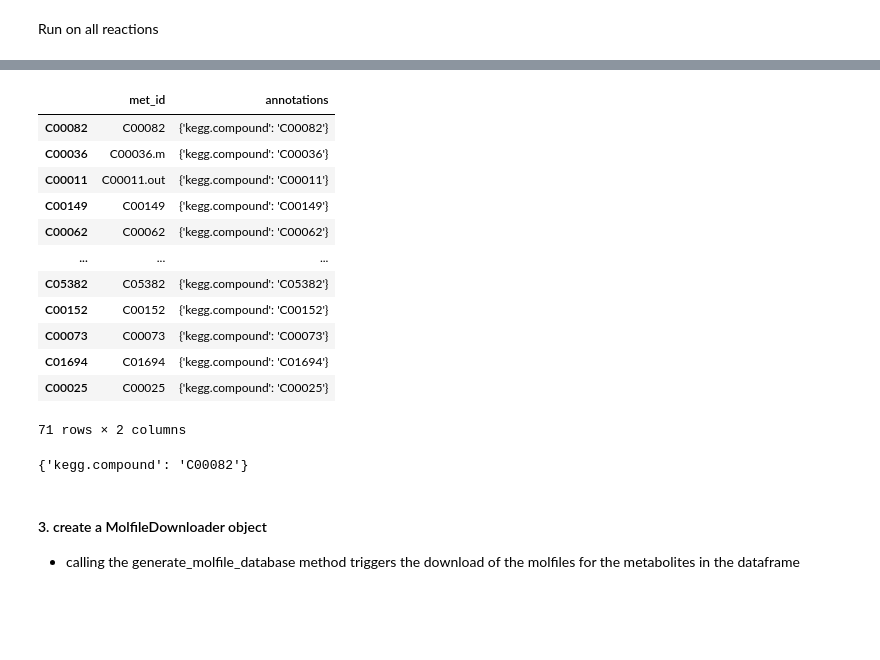
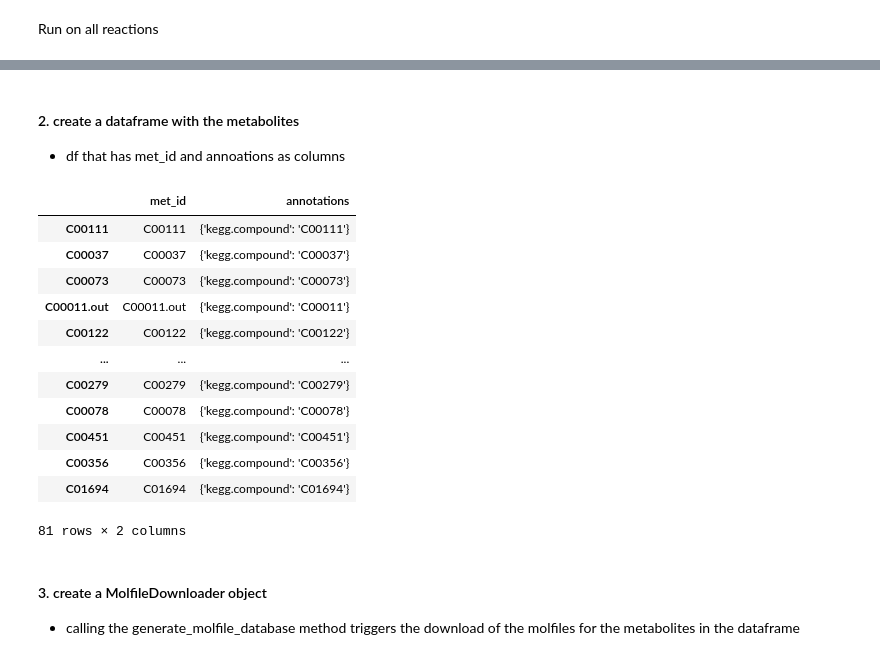
Before and after one commit to biosustain/incawrapper, a Jupyter notebook: docs/examples/atom_mapping_validation.ipynb, the cells around one changed output, grey strips where cells are left out. Cells and saved outputs as stored; diff of their text form; code cells hidden in the pictures; blank space fills up the shorter version.

```diff
--- a/docs/examples/atom_mapping_validation.ipynb
+++ b/docs/examples/atom_mapping_validation.ipynb
@@ -41,22 +19,2 @@ Academic license - for non-commercial use only - expires 2024-03-05
 - df that has rxn_id and annotations as columns
 - the information is taken from the model
-# %%
-# Examples
-reaction_data_temp = {}
-for cnt, r in enumerate(model.reactions):
-    reaction_data_dict = {
-        "rxn_id": r.id,
-        "equation": r.build_reaction_string(),
-        "reactants_stoichiometry": [
-            r.get_coefficient(react.id) for react in r.reactants
-        ],
-        "reactants_ids": [react.id for react in r.reactants],
-        "products_stoichiometry": [
-            r.get_coefficient(prod.id) for prod in r.products
-        ],
-        "products_ids": [prod.id for prod in r.products],
-    }
-    reaction_data_temp[cnt] = reaction_data_dict
-
-rxn_data = pd.DataFrame.from_dict(reaction_data_temp, orient='index')
-rxn_data.head()
@@ -214,46 +165,45 @@ rxn_data.head(10)
 | 7 | 7 | C00022.m -> C00022.mnt | [-1.0] | [C00022.m] | [1.0] | [C00022.mnt] |
 | 8 | 8 | C00022.mnt -> C00022.fix | [-1.0] | [C00022.mnt] | [1.0] | [C00022.fix] |
 | 9 | 9 | C00092 <-> C05345 | [-1.0] | [C00092] | [1.0] | [C05345] |
+# %% [markdown]
+#### 2. create a dataframe with the metabolites
+- df that has met_id and annoations as columns
 # %%
 metabolites = []
 for i, row in rxn_data.iterrows():
     metabolites.extend(row["reactants_ids"])
     metabolites.extend(row["products_ids"])
 metabolites = list(set(metabolites))
 metabolites
 
 met_df = {}
 for met in metabolites:
     if met.startswith("C"):
         if "." in met:
             temp_met = met.split(".")[0]
         else:
             temp_met = met
-        met_df[temp_met] = {
+        met_df[met] = {
             "met_id": met,
             "annotations": {"kegg.compound": temp_met},
         }
 
 met_df = pd.DataFrame.from_dict(met_df, orient='index')
 met_df
 # %% [output]
 |  | met_id | annotations |
-| C00082 | C00082 | {'kegg.compound': 'C00082'} |
-| C00036 | C00036.m | {'kegg.compound': 'C00036'} |
-| C00011 | C00011.out | {'kegg.compound': 'C00011'} |
-| C00149 | C00149 | {'kegg.compound': 'C00149'} |
-| C00062 | C00062 | {'kegg.compound': 'C00062'} |
+| C00111 | C00111 | {'kegg.compound': 'C00111'} |
+| C00037 | C00037 | {'kegg.compound': 'C00037'} |
+| C00073 | C00073 | {'kegg.compound': 'C00073'} |
+| C00011.out | C00011.out | {'kegg.compound': 'C00011'} |
+| C00122 | C00122 | {'kegg.compound': 'C00122'} |
 | ... | ... | ... |
-| C05382 | C05382 | {'kegg.compound': 'C05382'} |
-| C00152 | C00152 | {'kegg.compound': 'C00152'} |
-| C00073 | C00073 | {'kegg.compound': 'C00073'} |
+| C00279 | C00279 | {'kegg.compound': 'C00279'} |
+| C00078 | C00078 | {'kegg.compound': 'C00078'} |
+| C00451 | C00451 | {'kegg.compound': 'C00451'} |
+| C00356 | C00356 | {'kegg.compound': 'C00356'} |
 | C01694 | C01694 | {'kegg.compound': 'C01694'} |
-| C00025 | C00025 | {'kegg.compound': 'C00025'} |
-71 rows × 2 columns
+81 rows × 2 columns
-# %%
-met_df.iloc[0].annotations
-# %% [output]
-{'kegg.compound': 'C00082'}
 # %% [markdown]
 #### 3. create a MolfileDownloader object
 - calling the generate_molfile_database method triggers the download of the molfiles for the metabolites in the dataframe
```
Also changed, not shown: parts of 13 cells of this notebook, 1 other file.
